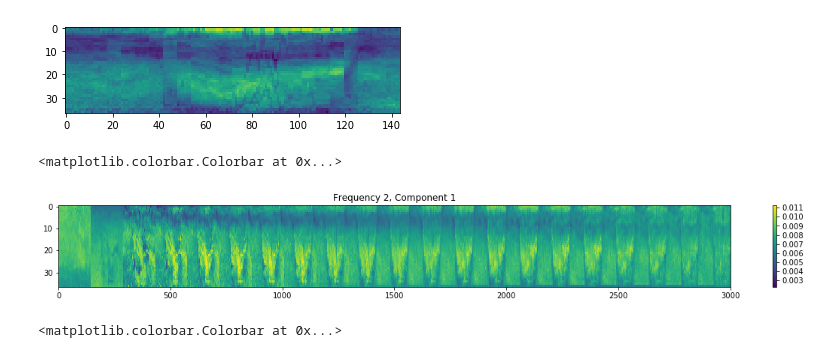
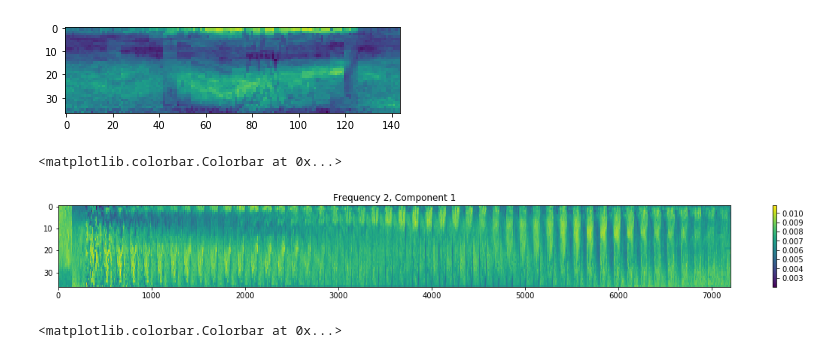
Before and after one commit to valentina-s/ooi_sonar, a Jupyter notebook: notebooks/dynamic_exploration/OnlineRPCA_sonar.ipynb, the cells around one changed output. Saved outputs shown, nothing was run; the diff lists cells and outputs as text; code cells hidden in the pictures.

```diff
--- a/notebooks/dynamic_exploration/OnlineRPCA_sonar.ipynb
+++ b/notebooks/dynamic_exploration/OnlineRPCA_sonar.ipynb
@@ -50,7 +50,7 @@ mvbs_long = mvbs_3freq.swapaxes(0,1).reshape((-1,ping_per_day_mvbs*mvbs.shape[1]
 100.0
 # %%
 start = timer()
-Lhat, Shat, rank, U_list = omwrpca(np.transpose(10*np.log10(mvbs_long)), burnin=10, win_size=10, lambda1=1.0/np.sqrt(d), lambda2=1.0/np.sqrt(d)*(100))
+Lhat, Shat, rank, U_list = omwrpca(np.transpose(10*np.log10(mvbs_long)), burnin=10, win_size=10, lambda1=1.0/np.sqrt(200), lambda2=1.0/np.sqrt(200)*(100))
 end = timer()
 print "Running time of omwrpca: %.3f seconds." % (end - start)
 np.save("L.npy", Lhat.transpose())
@@ -195,19 +195,19 @@ plt.imshow(U_list[10].reshape((3,144,37,4))[0,:,::-1,0].T)
 [figure]
 # %%
 # set frequency
-f = 2
+f = 1
 # %%
 U_stacked = U_list[0].reshape((3,144,37,4))[0,:,:,0].T
 for U in U_list:
     U_stacked = np.hstack((U_stacked,U.reshape((3,144,37,4))[f,:,::-1,0].T))
 # %%
 plt.figure(figsize = (20,2))
-plt.imshow(U_stacked[:,:3000],aspect = 'auto')
-plt.title("Frequency "+str(f)+", Component 1")
+plt.imshow(U_stacked[:,:],aspect = 'auto')
+plt.title("Frequency "+str(f+1)+", Component 1")
 plt.colorbar()
 # %% [output]
 <matplotlib.colorbar.Colorbar at 0x...>
-[figure, old version]
+[figure, new version]
 # %%
 U_stacked = U_list[0].reshape((3,144,37,4))[0,:,:,1].T
 for U in U_list:
```
Also changed, not shown: parts of 4 cells of this notebook.
